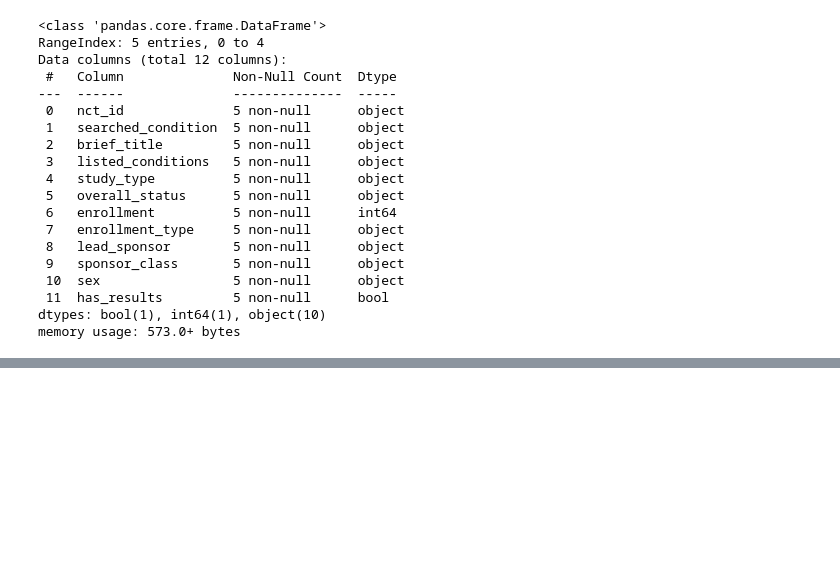
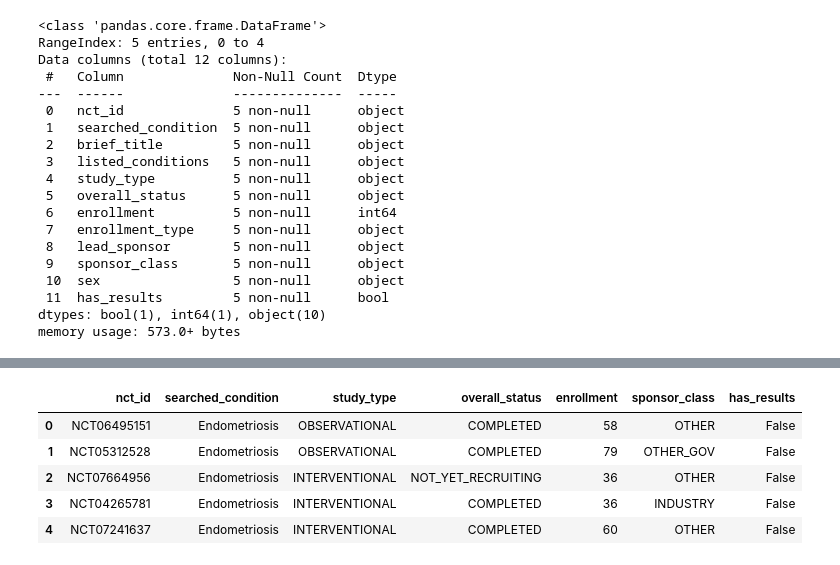
Before and after one commit to zhaniyajj/womens-health-research-gap-explorer, a Jupyter notebook: notebooks/data_collection.ipynb, the cells around one changed output, grey strips where cells are left out. Cells and saved outputs as stored; diff of their text form; code cells hidden in the pictures; blank space fills up the shorter version.

```diff
--- a/notebooks/data_collection.ipynb
+++ b/notebooks/data_collection.ipynb
@@ -162,0 +273,19 @@ sample_df.to_csv(
+# %%
+sample_df[
+    [
+        "nct_id",
+        "searched_condition",
+        "study_type",
+        "overall_status",
+        "enrollment",
+        "sponsor_class",
+        "has_results",
+    ]
+]
+# %% [output]
+|  | nct_id | searched_condition | study_type | overall_status | enrollment | sponsor_class | has_results |
+| 0 | NCT06495151 | Endometriosis | OBSERVATIONAL | COMPLETED | 58 | OTHER | False |
+| 1 | NCT05312528 | Endometriosis | OBSERVATIONAL | COMPLETED | 79 | OTHER_GOV | False |
+| 2 | NCT07664956 | Endometriosis | INTERVENTIONAL | NOT_YET_RECRUITING | 36 | OTHER | False |
+| 3 | NCT04265781 | Endometriosis | INTERVENTIONAL | COMPLETED | 36 | INDUSTRY | False |
+| 4 | NCT07241637 | Endometriosis | INTERVENTIONAL | COMPLETED | 60 | OTHER | False |
```
Also changed, not shown: parts of 28 cells of this notebook, 2 other files.
